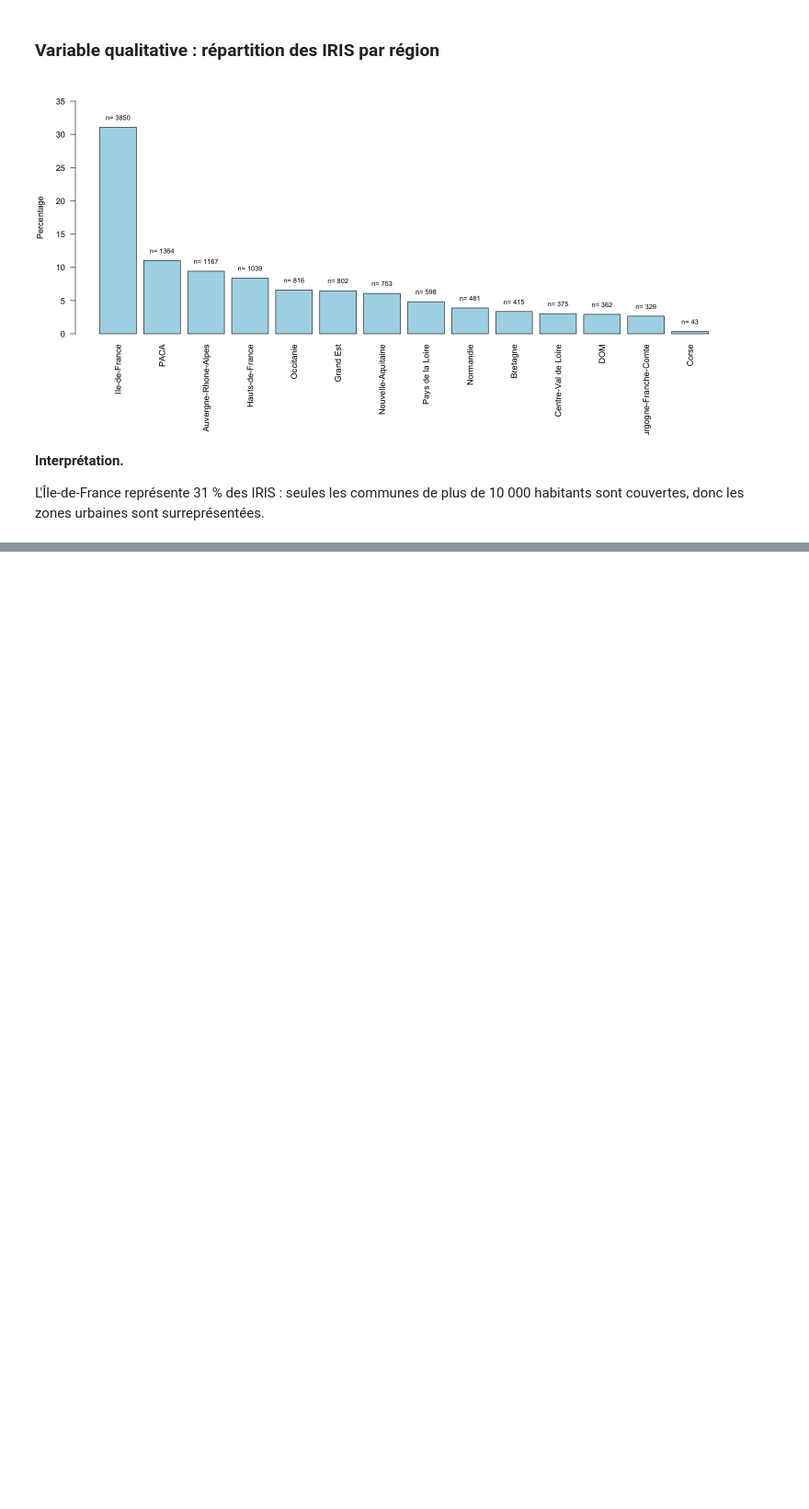
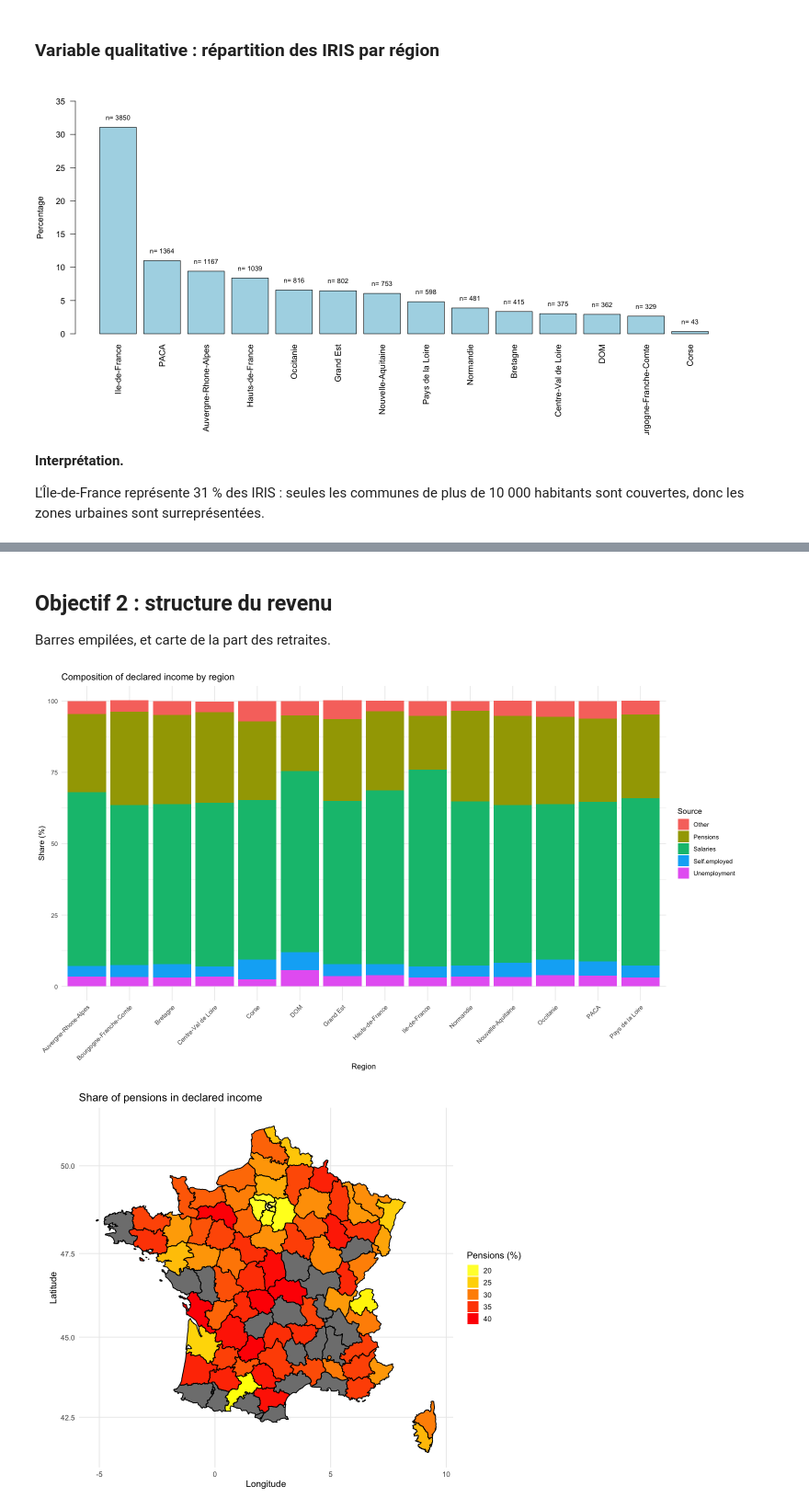
Before and after one commit to Vic-Warden/France-Income-Disparities, a Jupyter notebook: project.ipynb, the cells around one changed output, grey strips where cells are left out. Shown at 92% size. Cells and saved outputs as stored; diff of their text form; code cells hidden in the pictures; blank space fills up the shorter version.

```diff
--- a/project.ipynb
+++ b/project.ipynb
@@ -385,0 +474,20 @@ L'Île-de-France représente 31 % des IRIS : seules les communes de plus de 10 0
+# %% [markdown]
+## Objectif 2 : structure du revenu
+Barres empilées, et carte de la part des retraites.
+# %%
+# Mean share of each income source by region
+sources <- c("PTSA", "PCHO", "PBEN", "PPEN", "PAUT")
+struct_reg <- aggregate(rename_columns[, sources], by = list(Region = rename_columns$REGION), FUN = mean, na.rm = TRUE)
+names(struct_reg) <- c("Region", "Salaries", "Unemployment", "Self.employed", "Pensions", "Other")
+
+# Convert the data to long format and plot the stacked bars
+struct_reg_long <- pivot_longer(struct_reg, cols = -Region, names_to = "Source", values_to = "Share")
+options(repr.plot.width = 14, repr.plot.height = 8)
+ggplot(struct_reg_long, aes(x = Region, y = Share, fill = Source)) + geom_bar(stat = "identity") + theme_minimal() + labs(title = "Composition of declared income by region", x = "Region", y = "Share (%)") + theme(axis.text.x = element_text(angle = 45, hjust = 1))
+
+# Map of the share of pensions
+options(repr.plot.width = 10, repr.plot.height = 8)
+ggplot(map, aes(x = long, y = lat, group = group)) + geom_polygon(aes(fill = PPEN)) + geom_path() + scale_fill_gradientn(colours = rev(heat.colors(10))) + coord_map() + labs(title = "Share of pensions in declared income", x = "Longitude", y = "Latitude") + guides(fill = guide_legend(title = "Pensions (%)"))
+# %% [output]
+[figure, added]
+[figure, added]
```
Also changed, not shown: parts of 14 cells of this notebook.
